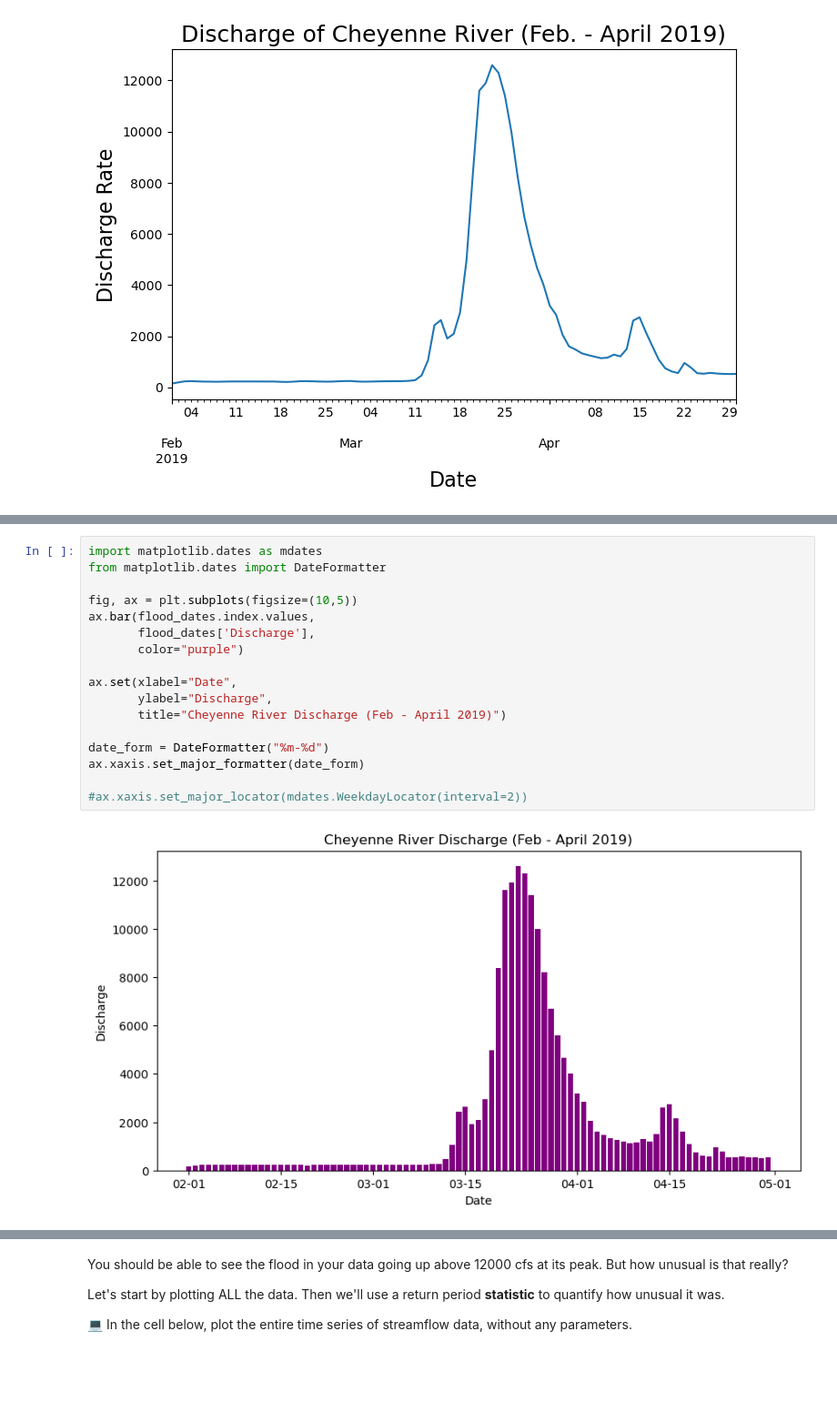
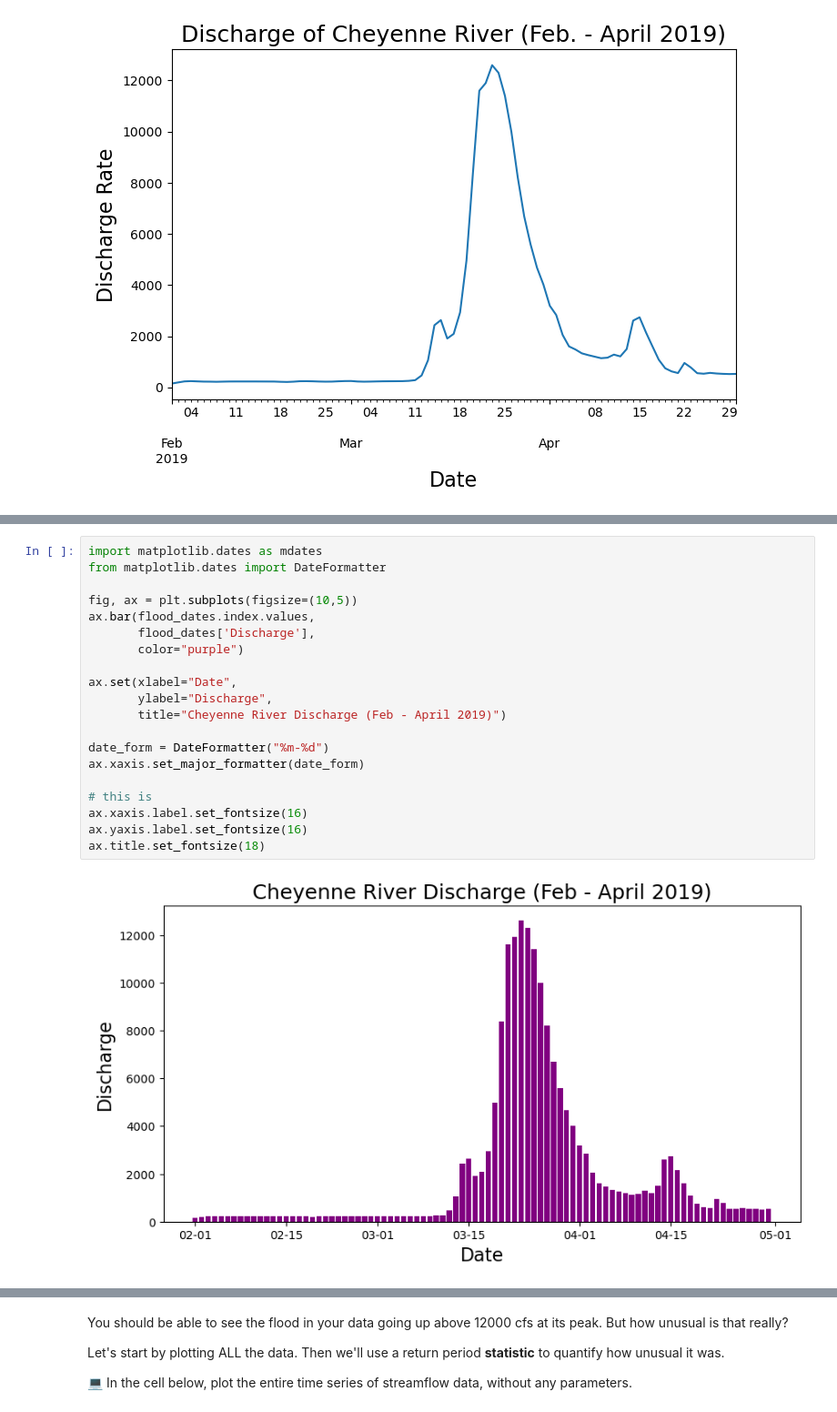
Before and after one commit to Wakunza/time-series-data-Wakunza, a Jupyter notebook: stars-02-time-series.ipynb, the cells around one changed output, grey strips where cells are left out. Shown at 91% size. Cells and saved outputs as stored; diff of their text form; blank space fills up the shorter version.

```diff
--- a/stars-02-time-series.ipynb
+++ b/stars-02-time-series.ipynb
@@ -608,19 +793,22 @@ plt.ylabel('Discharge Rate', fontsize=16);
 # %%
 import matplotlib.dates as mdates
 from matplotlib.dates import DateFormatter
 
 fig, ax = plt.subplots(figsize=(10,5))
 ax.bar(flood_dates.index.values,
        flood_dates['Discharge'],
        color="purple")
 
 ax.set(xlabel="Date",
        ylabel="Discharge",
        title="Cheyenne River Discharge (Feb - April 2019)")
 
 date_form = DateFormatter("%m-%d")
 ax.xaxis.set_major_formatter(date_form)
 
-#ax.xaxis.set_major_locator(mdates.WeekdayLocator(interval=2))
+# this is
+ax.xaxis.label.set_fontsize(16)
+ax.yaxis.label.set_fontsize(16)
+ax.title.set_fontsize(18)
 # %% [output]
-[figure, old version]
+[figure, new version]
```
Also changed, not shown: parts of 18 cells of this notebook.
